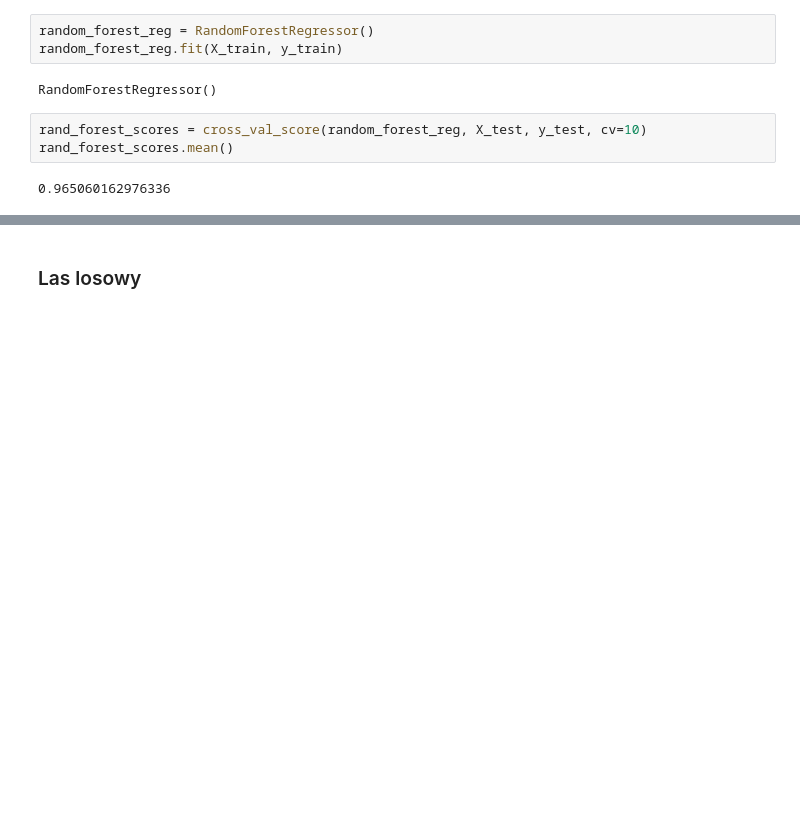
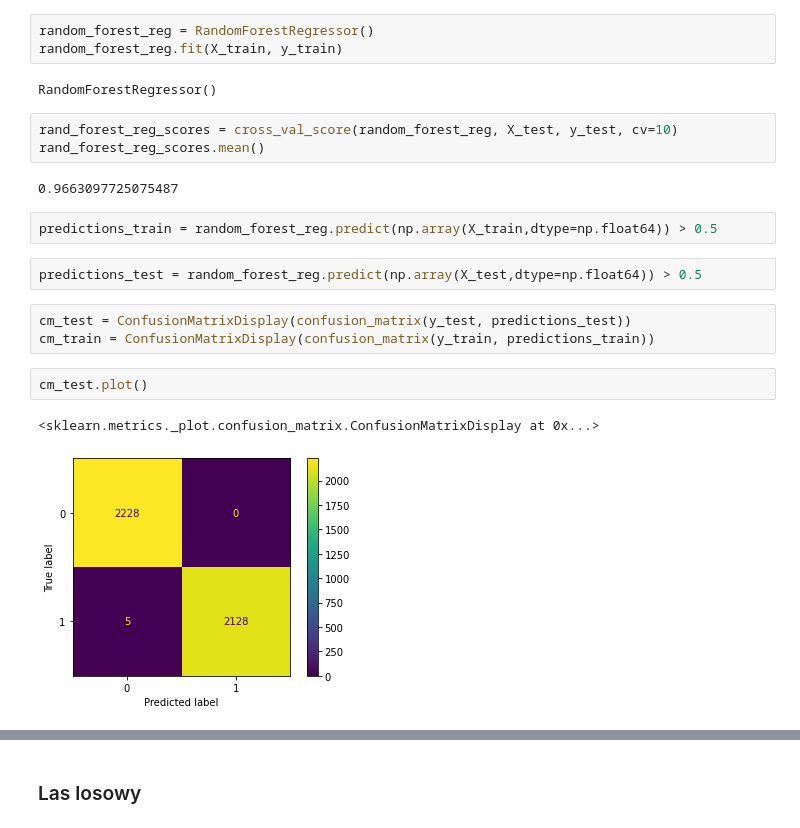
Before and after one commit to lukasz-staniszewski/purchase-in-session-analysis, a Jupyter notebook: notebooks/model_selection/model_selection.ipynb, the cells around one changed output, grey strips where cells are left out. Saved outputs shown, nothing was run; the diff lists cells and outputs as text; blank space fills up the shorter version.

```diff
--- a/notebooks/model_selection/model_selection.ipynb
+++ b/notebooks/model_selection/model_selection.ipynb
@@ -62,7 +60,19 @@ random_forest_reg.fit(X_train, y_train)
 # %% [output]
 RandomForestRegressor()
 # %%
-rand_forest_scores = cross_val_score(random_forest_reg, X_test, y_test, cv=10)
-rand_forest_scores.mean()
+rand_forest_reg_scores = cross_val_score(random_forest_reg, X_test, y_test, cv=10)
+rand_forest_reg_scores.mean()
 # %% [output]
-0.965060162976336
+0.9663097725075487
+# %%
+predictions_train = random_forest_reg.predict(np.array(X_train,dtype=np.float64)) > 0.5
+# %%
+predictions_test = random_forest_reg.predict(np.array(X_test,dtype=np.float64)) > 0.5
+# %%
+cm_test = ConfusionMatrixDisplay(confusion_matrix(y_test, predictions_test))
+cm_train = ConfusionMatrixDisplay(confusion_matrix(y_train, predictions_train))
+# %%
+cm_test.plot()
+# %% [output]
+<sklearn.metrics._plot.confusion_matrix.ConfusionMatrixDisplay at 0x...>
+[figure, added]
```
Also changed, not shown: parts of 11 cells of this notebook, 4 other files.
